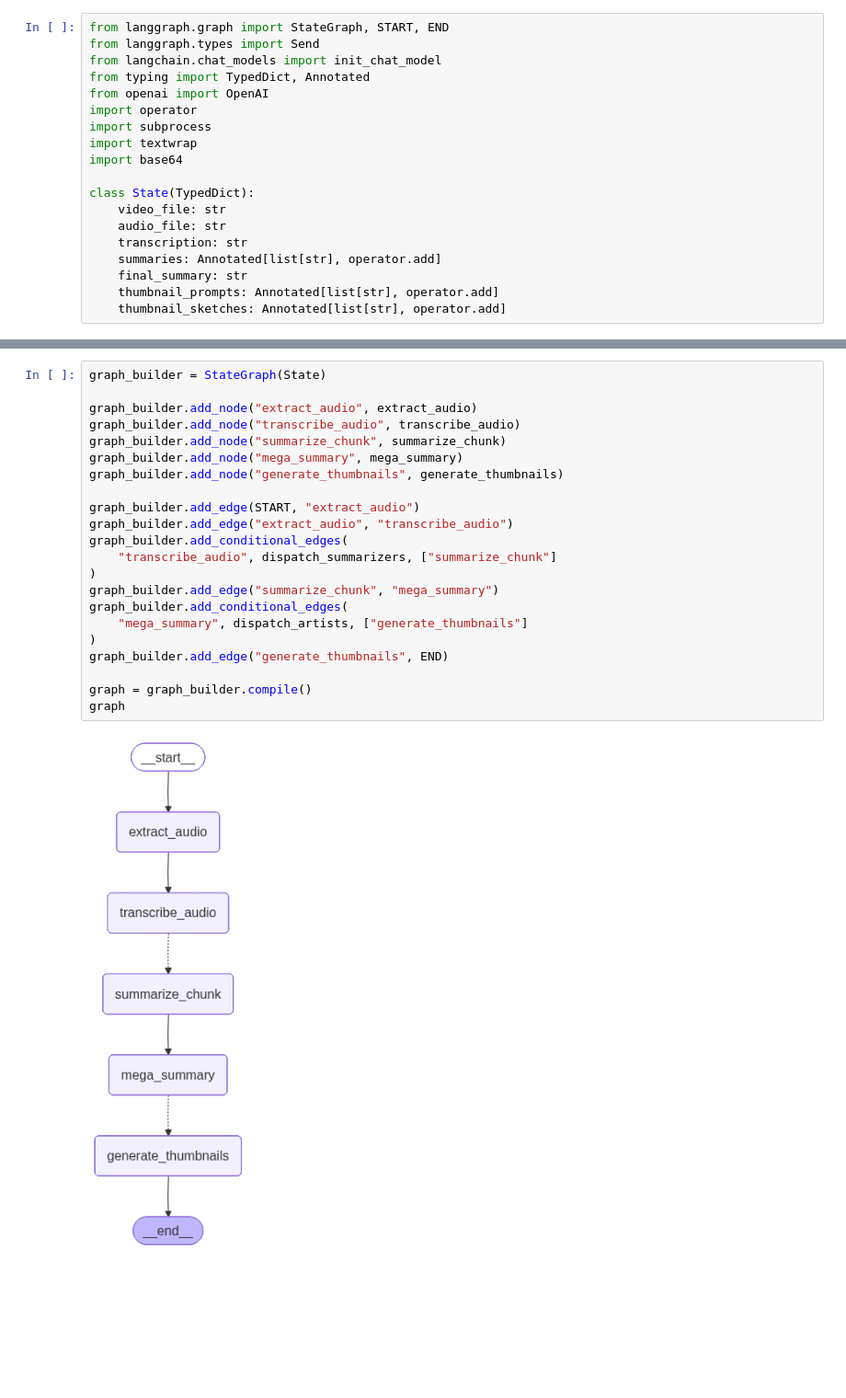
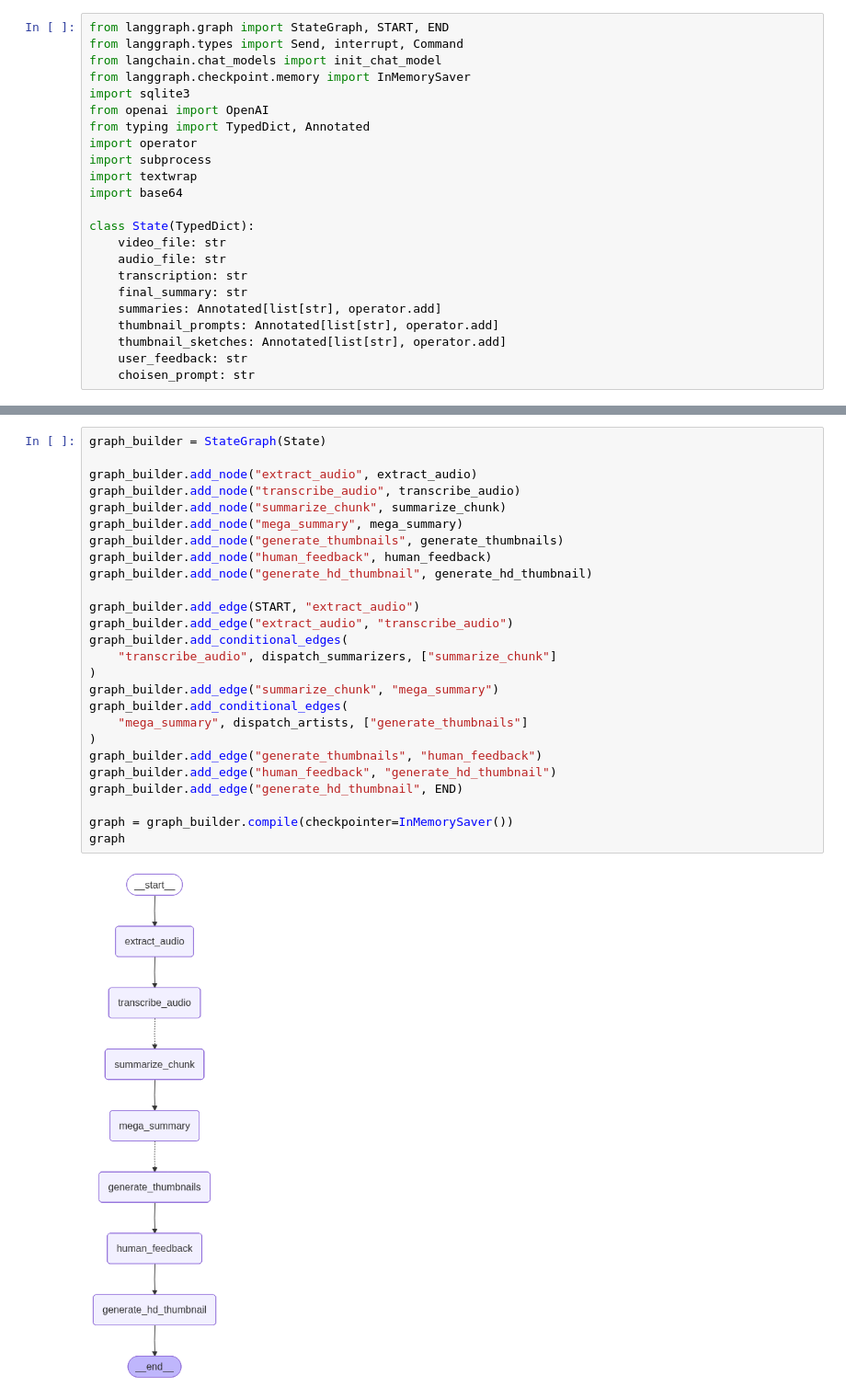
Before and after one commit to Theeojeong/ai-agent-compliation, a Jupyter notebook: langgraph/youtube-thumbnail-maker-agent/main.ipynb, the cells around one changed output, grey strips where cells are left out. Shown at 92% size. Cells and saved outputs as stored; diff of their text form; blank space fills up the shorter version.

```diff
--- a/langgraph/youtube-thumbnail-maker-agent/main.ipynb
+++ b/langgraph/youtube-thumbnail-maker-agent/main.ipynb
@@ -1,9 +1,11 @@
 # %%
 from langgraph.graph import StateGraph, START, END
-from langgraph.types import Send
+from langgraph.types import Send, interrupt, Command
 from langchain.chat_models import init_chat_model
+from langgraph.checkpoint.memory import InMemorySaver
+import sqlite3
+from openai import OpenAI
 from typing import TypedDict, Annotated
-from openai import OpenAI
 import operator
 import subprocess
 import textwrap
@@ -13,10 +15,12 @@ class State(TypedDict):
     video_file: str
     audio_file: str
     transcription: str
+    final_summary: str
     summaries: Annotated[list[str], operator.add]
-    final_summary: str
     thumbnail_prompts: Annotated[list[str], operator.add]
     thumbnail_sketches: Annotated[list[str], operator.add]
+    user_feedback: str
+    choisen_prompt: str
 # %%
 def extract_audio(state: State):
     output_file = state["video_file"].replace("mp4", "mp3")
@@ -149,24 +219,28 @@ def generate_thumbnails(args):
 # %%
 graph_builder = StateGraph(State)
 
 graph_builder.add_node("extract_audio", extract_audio)
 graph_builder.add_node("transcribe_audio", transcribe_audio)
 graph_builder.add_node("summarize_chunk", summarize_chunk)
 graph_builder.add_node("mega_summary", mega_summary)
 graph_builder.add_node("generate_thumbnails", generate_thumbnails)
+graph_builder.add_node("human_feedback", human_feedback)
+graph_builder.add_node("generate_hd_thumbnail", generate_hd_thumbnail)
 
 graph_builder.add_edge(START, "extract_audio")
 graph_builder.add_edge("extract_audio", "transcribe_audio")
 graph_builder.add_conditional_edges(
     "transcribe_audio", dispatch_summarizers, ["summarize_chunk"]
 )
 graph_builder.add_edge("summarize_chunk", "mega_summary")
 graph_builder.add_conditional_edges(
     "mega_summary", dispatch_artists, ["generate_thumbnails"]
 )
-graph_builder.add_edge("generate_thumbnails", END)
+graph_builder.add_edge("generate_thumbnails", "human_feedback")
+graph_builder.add_edge("human_feedback", "generate_hd_thumbnail")
+graph_builder.add_edge("generate_hd_thumbnail", END)
 
-graph = graph_builder.compile()
+graph = graph_builder.compile(checkpointer=InMemorySaver())
 graph
 # %% [output]
-[figure, old version]
+[figure, new version]
```
Also changed, not shown: parts of 4 cells of this notebook, 21 other files.
